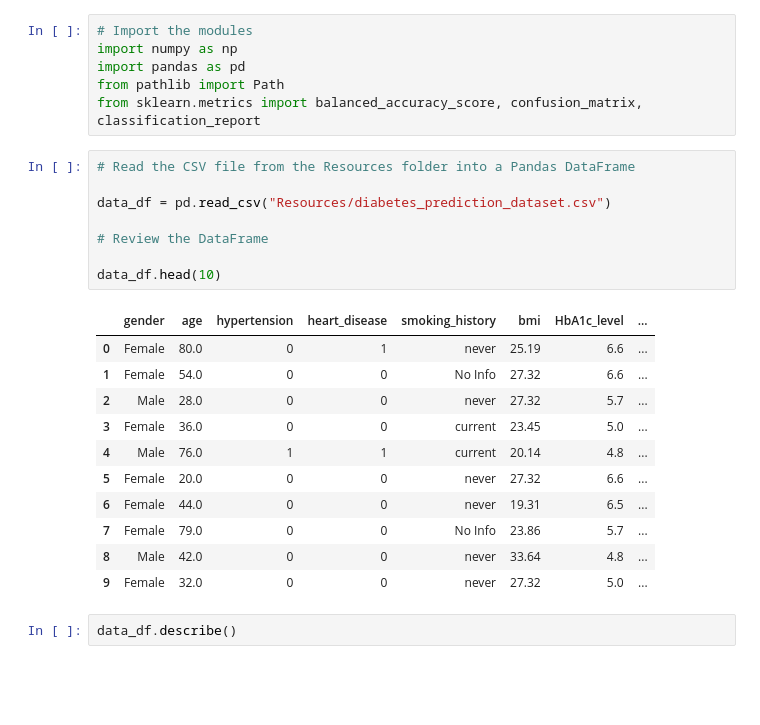
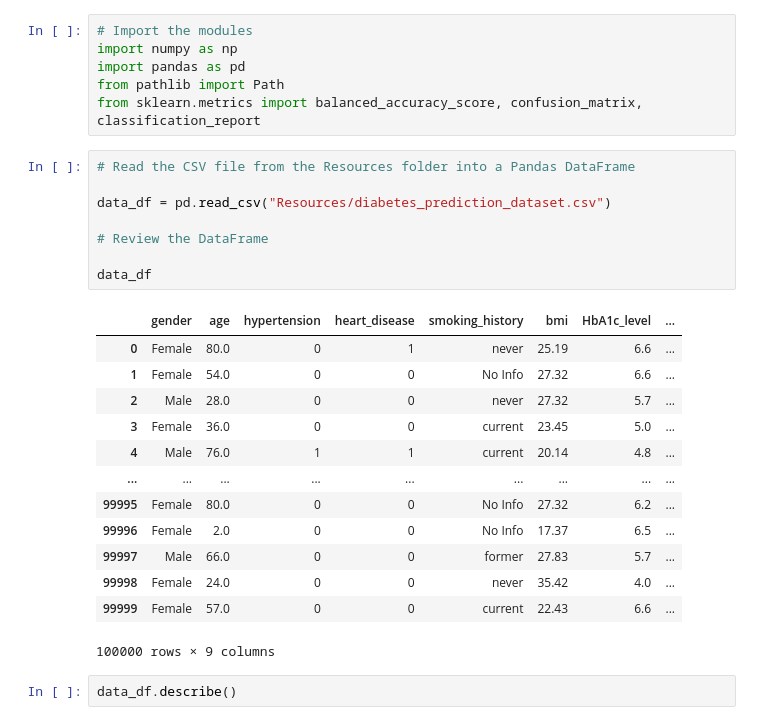
Before and after one commit to laurajanefaulds/project4, a Jupyter notebook: diabetes.ipynb, the cells around one changed output. Saved outputs shown, nothing was run; the diff lists cells and outputs as text; blank space fills up the shorter version.

```diff
--- a/diabetes.ipynb
+++ b/diabetes.ipynb
@@ -7,23 +7,25 @@ from sklearn.metrics import balanced_accuracy_score, confusion_matrix, classific
 # %%
 # Read the CSV file from the Resources folder into a Pandas DataFrame
 
 data_df = pd.read_csv("Resources/diabetes_prediction_dataset.csv")
 
 # Review the DataFrame
 
-data_df.head(10)
+data_df
 # %% [output]
 |  | gender | age | hypertension | heart_disease | smoking_history | bmi | HbA1c_level | ... |
 | 0 | Female | 80.0 | 0 | 1 | never | 25.19 | 6.6 | ... |
 | 1 | Female | 54.0 | 0 | 0 | No Info | 27.32 | 6.6 | ... |
 | 2 | Male | 28.0 | 0 | 0 | never | 27.32 | 5.7 | ... |
 | 3 | Female | 36.0 | 0 | 0 | current | 23.45 | 5.0 | ... |
 | 4 | Male | 76.0 | 1 | 1 | current | 20.14 | 4.8 | ... |
-| 5 | Female | 20.0 | 0 | 0 | never | 27.32 | 6.6 | ... |
-| 6 | Female | 44.0 | 0 | 0 | never | 19.31 | 6.5 | ... |
-| 7 | Female | 79.0 | 0 | 0 | No Info | 23.86 | 5.7 | ... |
-| 8 | Male | 42.0 | 0 | 0 | never | 33.64 | 4.8 | ... |
-| 9 | Female | 32.0 | 0 | 0 | never | 27.32 | 5.0 | ... |
+| ... | ... | ... | ... | ... | ... | ... | ... | ... |
+| 99995 | Female | 80.0 | 0 | 0 | No Info | 27.32 | 6.2 | ... |
+| 99996 | Female | 2.0 | 0 | 0 | No Info | 17.37 | 6.5 | ... |
+| 99997 | Male | 66.0 | 0 | 0 | former | 27.83 | 5.7 | ... |
+| 99998 | Female | 24.0 | 0 | 0 | never | 35.42 | 4.0 | ... |
+| 99999 | Female | 57.0 | 0 | 0 | current | 22.43 | 6.6 | ... |
+100000 rows × 9 columns
 # %%
 data_df.describe()
 # %% [output]
```
Also changed, not shown: parts of 7 cells of this notebook.
